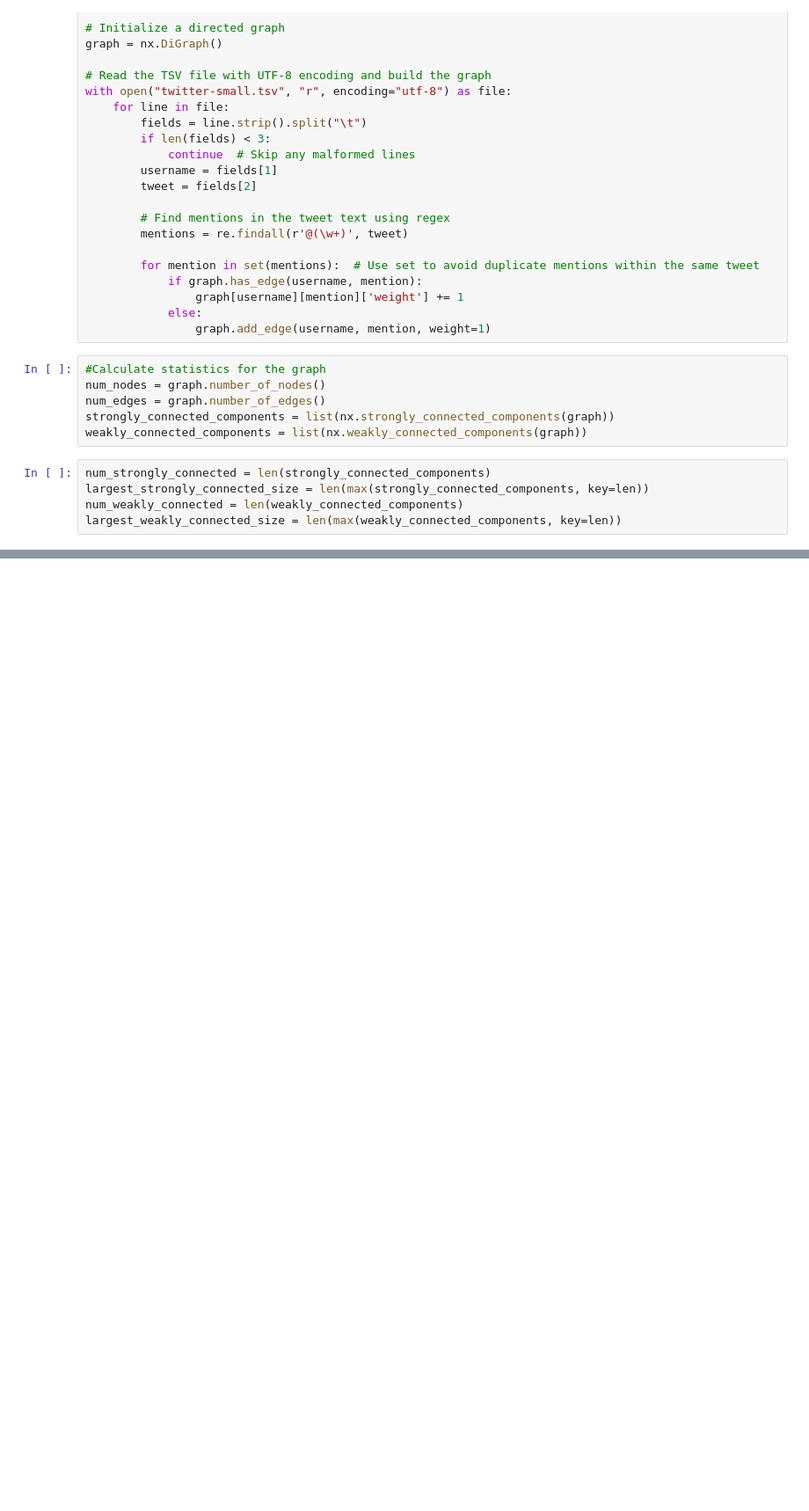
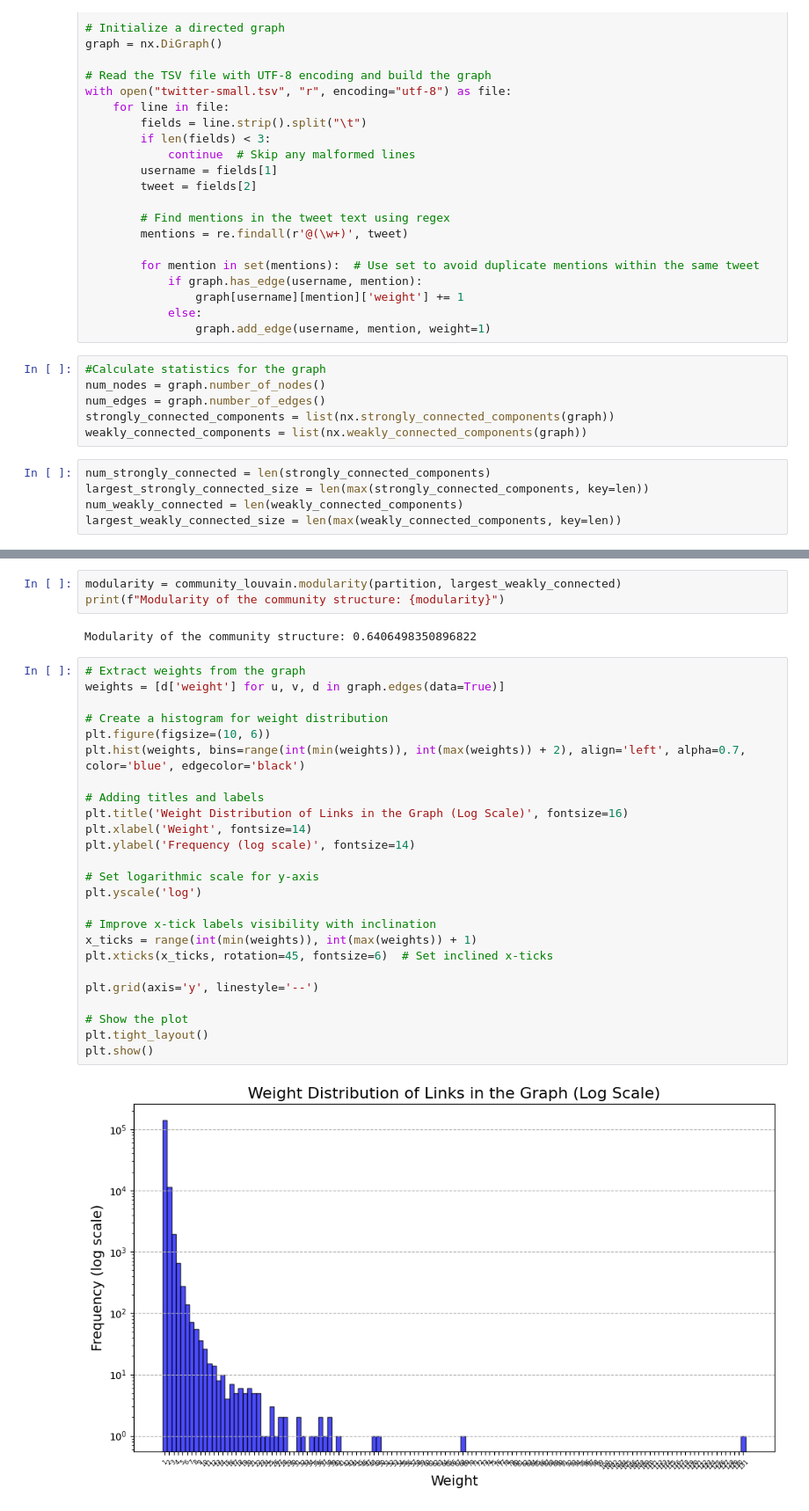
Before and after one commit to HAhahahhhhhhh/snacs, a Jupyter notebook: assignment2/assignment2.ipynb, the cells around one changed output, grey strips where cells are left out. Shown at 88% size. Cells and saved outputs as stored; diff of their text form; blank space fills up the shorter version.

```diff
--- a/assignment2/assignment2.ipynb
+++ b/assignment2/assignment2.ipynb
@@ -455,0 +557,32 @@ plt.show()
+# %%
+modularity = community_louvain.modularity(partition, largest_weakly_connected)
+print(f"Modularity of the community structure: {modularity}")
+# %% [output]
+Modularity of the community structure: 0.6406498350896822
+# %%
+# Extract weights from the graph
+weights = [d['weight'] for u, v, d in graph.edges(data=True)]
+
+# Create a histogram for weight distribution
+plt.figure(figsize=(10, 6))
+plt.hist(weights, bins=range(int(min(weights)), int(max(weights)) + 2), align='left', alpha=0.7, color='blue', edgecolor='black')
+
+# Adding titles and labels
+plt.title('Weight Distribution of Links in the Graph (Log Scale)', fontsize=16)
+plt.xlabel('Weight', fontsize=14)
+plt.ylabel('Frequency (log scale)', fontsize=14)
+
+# Set logarithmic scale for y-axis
+plt.yscale('log')
+
+# Improve x-tick labels visibility with inclination
+x_ticks = range(int(min(weights)), int(max(weights)) + 1)
+plt.xticks(x_ticks, rotation=45, fontsize=6)  # Set inclined x-ticks
+
+plt.grid(axis='y', linestyle='--')
+
+# Show the plot
+plt.tight_layout()
+plt.show()
+# %% [output]
+[figure, added]
```
Also changed, not shown: parts of 19 cells of this notebook, 4 other files.
